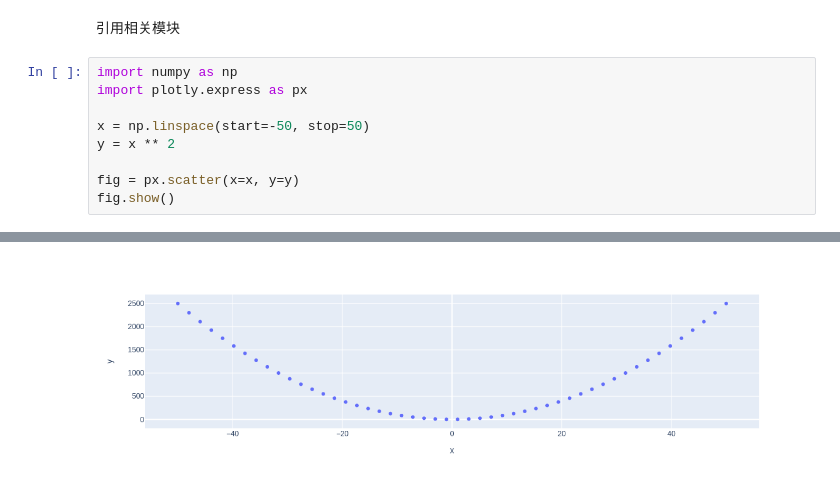
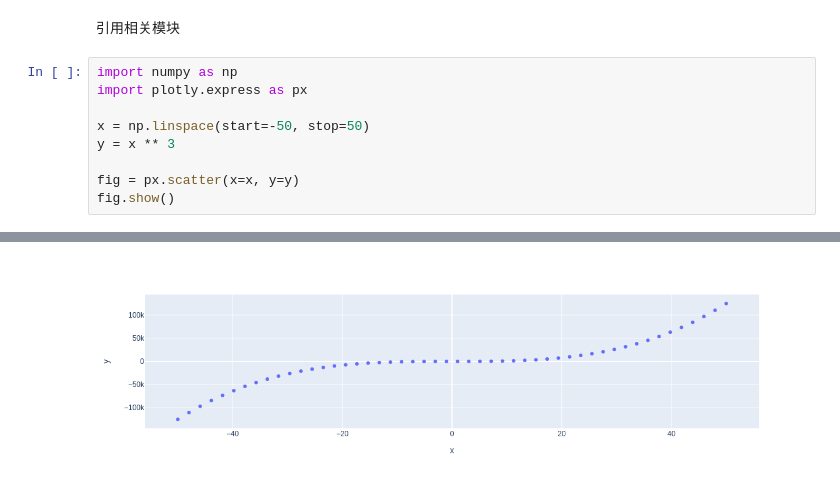
Before and after one commit to vipmike007/my-notebooks-repo, a Jupyter notebook: experiment1.ipynb, the cells around one changed output, grey strips where cells are left out. Saved outputs shown, nothing was run; the diff lists cells and outputs as text.

```diff
--- a/experiment1.ipynb
+++ b/experiment1.ipynb
@@ -5,7 +5,7 @@ import numpy as np
 import plotly.express as px
 
 x = np.linspace(start=-50, stop=50)
-y = x ** 2
+y = x ** 3
 
 fig = px.scatter(x=x, y=y)
 fig.show()
@@ -14 +13 @@ fig.show()
-[figure, old version]
+[figure, new version]
```
Also changed, not shown: parts of 1 cell of this notebook.
